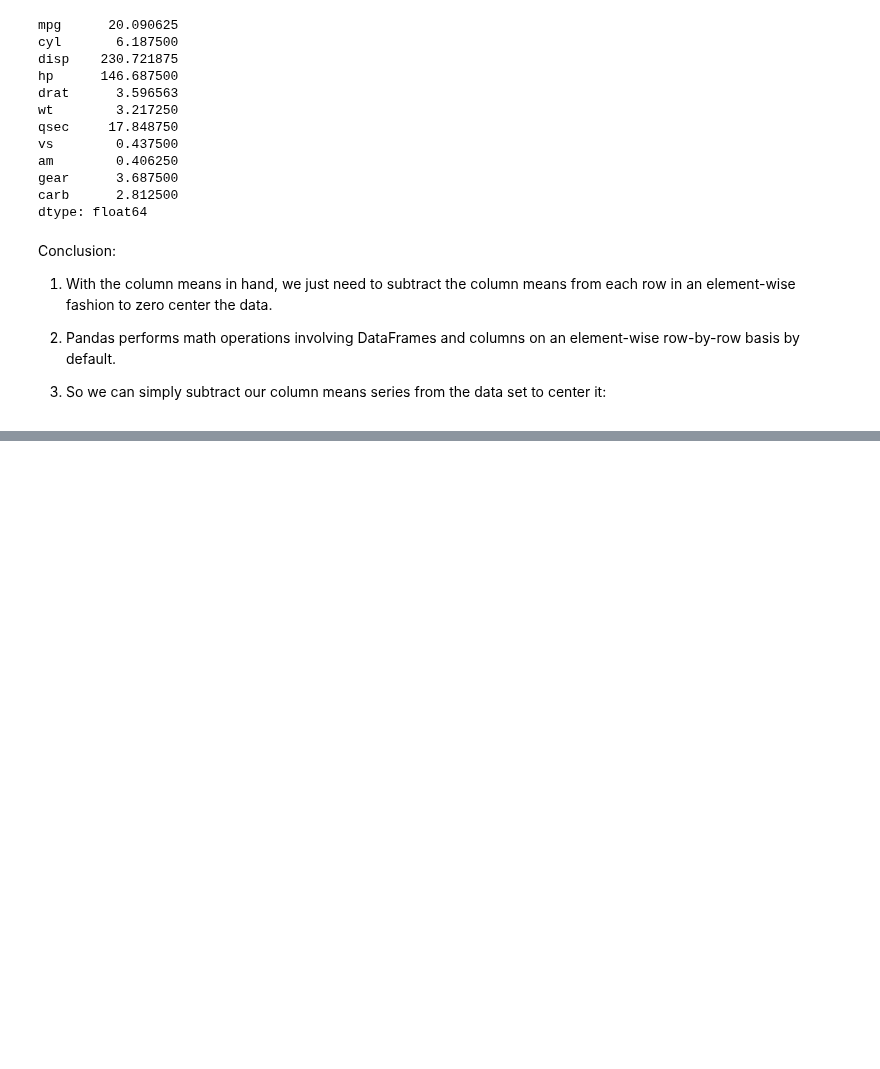
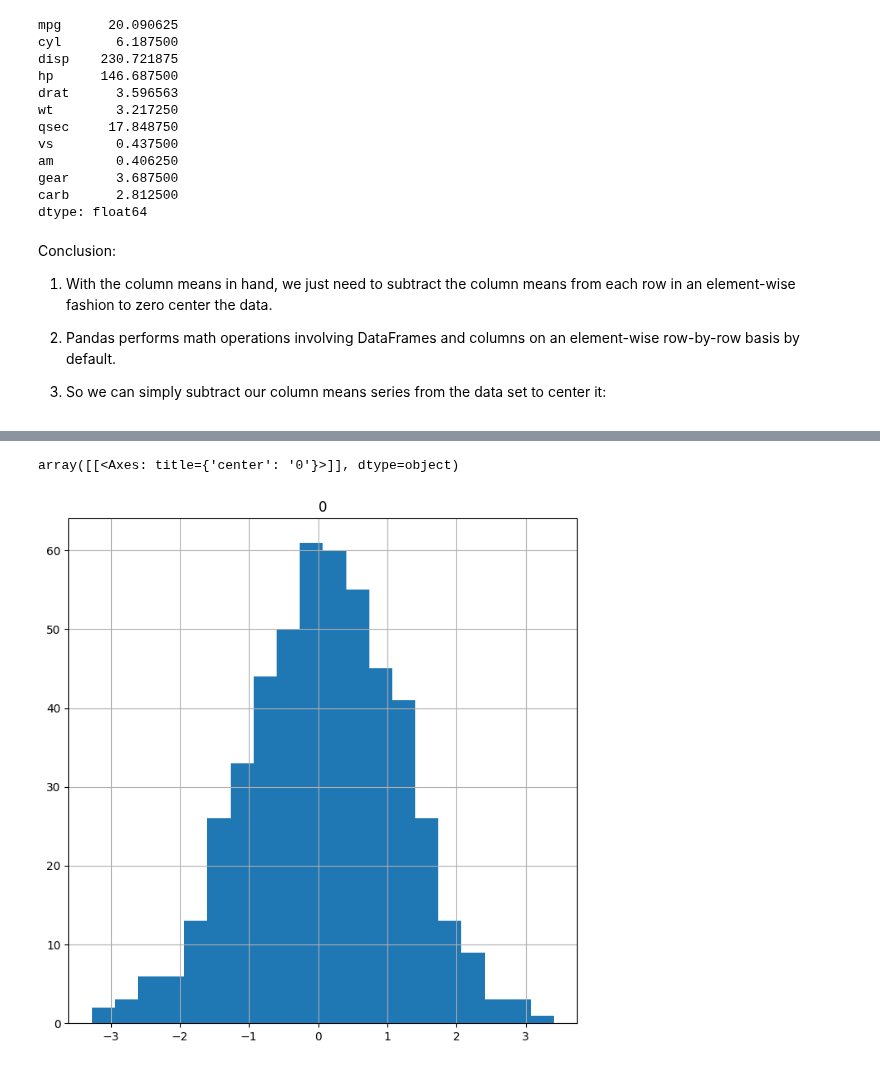
Before and after one commit to yigaai/StoryTelling_with_Data_myTelescope, a Jupyter notebook: lec16-preparing-numericdata.ipynb, the cells around one changed output, grey strips where cells are left out. Saved outputs shown, nothing was run; the diff lists cells and outputs as text; code cells hidden in the pictures; blank space fills up the shorter version.

Commit message:
Kaggle Notebook | Lec16_Preparing_NumericData | Lec16_Preparing_NumericData

```diff
--- a/lec16-preparing-numericdata.ipynb
+++ b/lec16-preparing-numericdata.ipynb
@@ -112,0 +191,17 @@ Conclusion:
+# %%
+# 1. Generate normal data
+# 2. Convert to DF
+# 3. Plot histogram
+
+nor_dis = np.random.normal(size = 500)
+
+nor_dis = pd.DataFrame(nor_dis)
+
+nor_dis.hist(figsize = (8, 8),
+             bins = 20)
+
+
+# The normally distributed data looks roughly symmetric with a bell-shaped curve.
+# %% [output]
+array([[<Axes: title={'center': '0'}>]], dtype=object)
+[figure, added]
```
Also changed, not shown: parts of 18 cells of this notebook.
